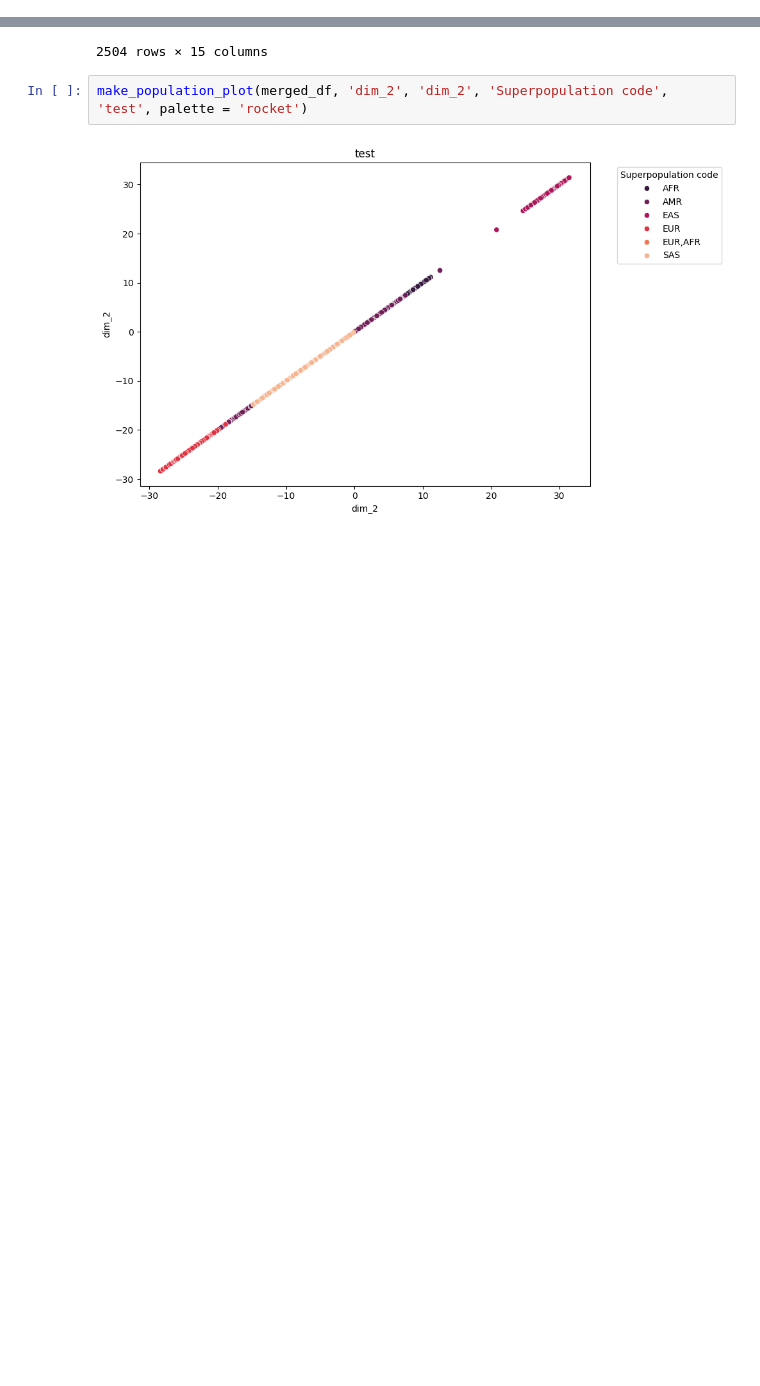
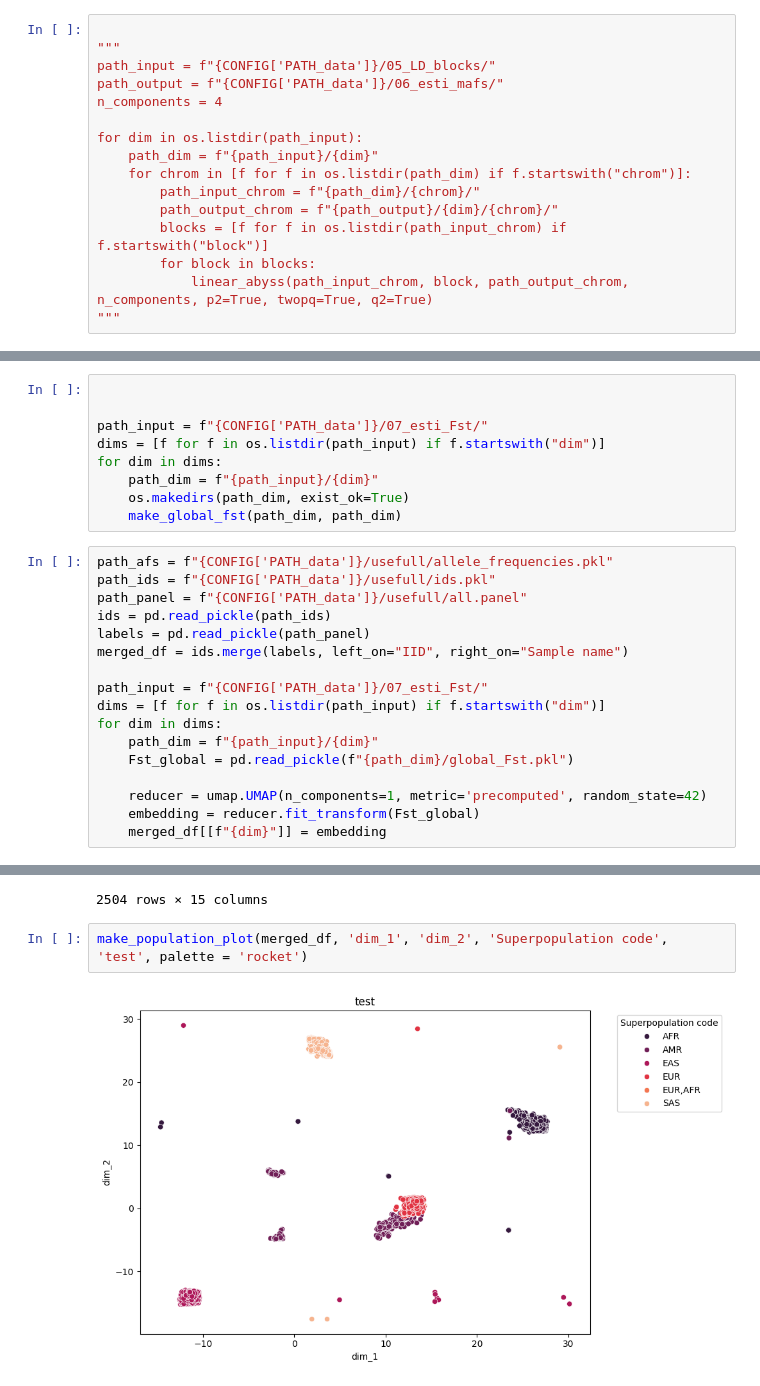
Before and after one commit to mat2m10/pca_projection, a Jupyter notebook: run_test.ipynb, the cells around one changed output, grey strips where cells are left out. Saved outputs shown, nothing was run; the diff lists cells and outputs as text; blank space fills up the shorter version.

```diff
--- a/run_test.ipynb
+++ b/run_test.ipynb
@@ -86,0 +123,16 @@ for dim in dims:
+# %%
+
+"""
+path_input = f"{CONFIG['PATH_data']}/05_LD_blocks/"
+path_output = f"{CONFIG['PATH_data']}/06_esti_mafs/"
+n_components = 4
+
+for dim in os.listdir(path_input):
+    path_dim = f"{path_input}/{dim}"
+    for chrom in [f for f in os.listdir(path_dim) if f.startswith("chrom")]:
+        path_input_chrom = f"{path_dim}/{chrom}/"
+        path_output_chrom = f"{path_output}/{dim}/{chrom}/"
+        blocks = [f for f in os.listdir(path_input_chrom) if f.startswith("block")]
+        for block in blocks:
+            linear_abyss(path_input_chrom, block, path_output_chrom, n_components, p2=True, twopq=True, q2=True)
+"""
@@ -87,3 +180,29 @@ for dim in dims:
+# %%
+
+
+path_input = f"{CONFIG['PATH_data']}/07_esti_Fst/"
+dims = [f for f in os.listdir(path_input) if f.startswith("dim")]
+for dim in dims:
+    path_dim = f"{path_input}/{dim}"
+    os.makedirs(path_dim, exist_ok=True)
+    make_global_fst(path_dim, path_dim)
+# %%
+path_afs = f"{CONFIG['PATH_data']}/usefull/allele_frequencies.pkl"
+path_ids = f"{CONFIG['PATH_data']}/usefull/ids.pkl"
+path_panel = f"{CONFIG['PATH_data']}/usefull/all.panel"
+ids = pd.read_pickle(path_ids)
+labels = pd.read_pickle(path_panel)
+merged_df = ids.merge(labels, left_on="IID", right_on="Sample name")
+
+path_input = f"{CONFIG['PATH_data']}/07_esti_Fst/"
+dims = [f for f in os.listdir(path_input) if f.startswith("dim")]
+for dim in dims:
+    path_dim = f"{path_input}/{dim}"
+    Fst_global = pd.read_pickle(f"{path_dim}/global_Fst.pkl")
+
+    reducer = umap.UMAP(n_components=1, metric='precomputed', random_state=42)
+    embedding = reducer.fit_transform(Fst_global)
+    merged_df[[f"{dim}"]] = embedding
 # %%
 merged_df
 # %% [output]
@@ -101,6 +220,6 @@ merged_df
 | 2503 | SAS | NA21144 | 0 | 0 | 2 | -9 | NA21144 | female | GIH | ... |
 2504 rows × 15 columns
 # %%
-make_population_plot(merged_df, 'dim_2', 'dim_2', 'Superpopulation code', 'test', palette = 'rocket')
+make_population_plot(merged_df, 'dim_1', 'dim_2', 'Superpopulation code', 'test', palette = 'rocket')
 # %% [output]
-[figure, old version]
+[figure, new version]
```
Also changed, not shown: parts of 15 cells of this notebook, 3 other files.
